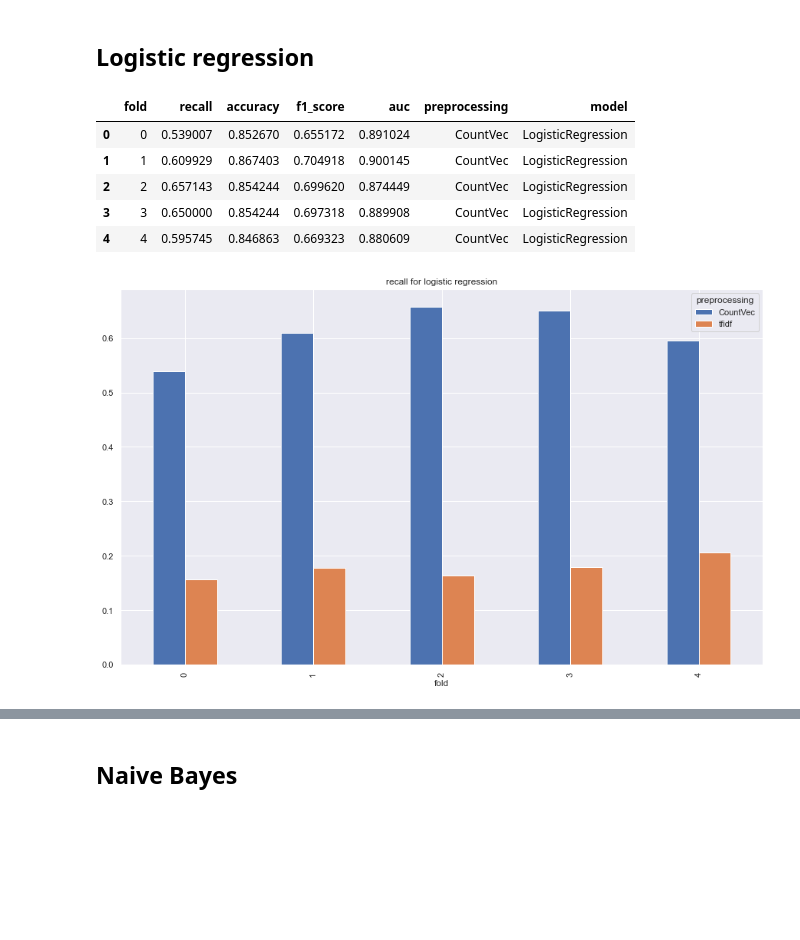
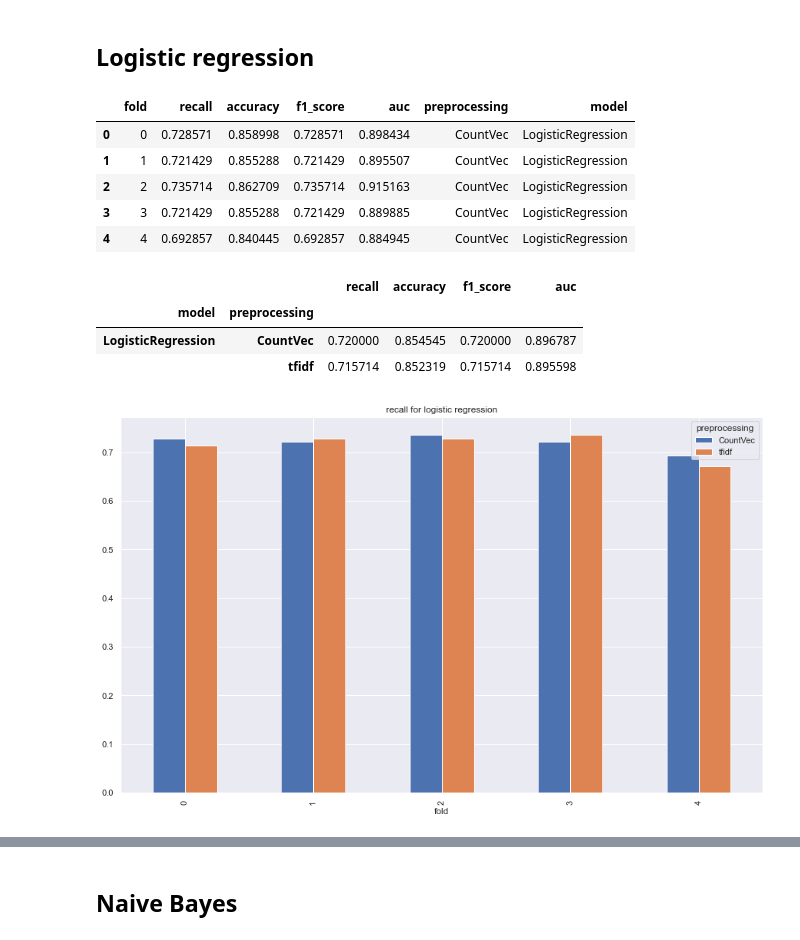
Before and after one commit to vserranoc/refactored-waddle, a Jupyter notebook: model/modelling.ipynb, the cells around one changed output, grey strips where cells are left out. Cells and saved outputs as stored; diff of their text form; code cells hidden in the pictures; blank space fills up the shorter version.

```diff
--- a/model/modelling.ipynb
+++ b/model/modelling.ipynb
@@ -169,7 +180,7 @@ df.iloc[0,0], df.iloc[0,-1]
 df["kfold"] = -1
 df = df.sample(frac=1).reset_index(drop=True)
 y = df.sentiment.values
-kf = model_selection.StratifiedKFold(n_splits=5)
+kf = model_selection.StratifiedKFold(n_splits=5, shuffle=True, random_state=23)
 
 
 for f, (t_, v_) in enumerate(kf.split(X=df, y=y)):
@@ -213,7 +224,11 @@ def model_in_folds(model_selected, model_name, preprocessing='CountVec'):
 
         # Scoring
         proba = model.predict_proba(xtest)[:,1]
-        preds = model.predict(xtest)
+        precision_, recall_, proba_ = metrics.precision_recall_curve(test_df.sentiment, proba)
+
+        optimal_proba_cutoff = sorted(list(zip(np.abs(precision_ - recall_), proba_)), key=lambda i: i[0], reverse=False)[0][1]
+        roc_predictions = [1 if i >= optimal_proba_cutoff else 0 for i in proba]
+        preds = proba >= optimal_proba_cutoff
 
         # Performance measure
         accuracy = metrics.accuracy_score(test_df.sentiment, preds)
@@ -244,7 +259,7 @@ def model_in_folds(model_selected, model_name, preprocessing='CountVec'):
 # %% [markdown]
 ## Logistic regression
 # %%
-lst_results = [
+lst_results_1 = [
     model_in_folds(
         linear_model.LogisticRegression(solver='lbfgs', max_iter=1000),
                 'LogisticRegression',
@@ -257,15 +272,23 @@ lst_results = [
     )
 ]
 # %%
-results_data = pd.concat(lst_results)
-results_data.head()
+results_data_1 = pd.concat(lst_results_1)
+results_data_1.head()
 # %% [output]
 |  | fold | recall | accuracy | f1_score | auc | preprocessing | model |
-| 0 | 0 | 0.539007 | 0.852670 | 0.655172 | 0.891024 | CountVec | LogisticRegression |
-| 1 | 1 | 0.609929 | 0.867403 | 0.704918 | 0.900145 | CountVec | LogisticRegression |
-| 2 | 2 | 0.657143 | 0.854244 | 0.699620 | 0.874449 | CountVec | LogisticRegression |
-| 3 | 3 | 0.650000 | 0.854244 | 0.697318 | 0.889908 | CountVec | LogisticRegression |
-| 4 | 4 | 0.595745 | 0.846863 | 0.669323 | 0.880609 | CountVec | LogisticRegression |
+| 0 | 0 | 0.728571 | 0.858998 | 0.728571 | 0.898434 | CountVec | LogisticRegression |
+| 1 | 1 | 0.721429 | 0.855288 | 0.721429 | 0.895507 | CountVec | LogisticRegression |
+| 2 | 2 | 0.735714 | 0.862709 | 0.735714 | 0.915163 | CountVec | LogisticRegression |
+| 3 | 3 | 0.721429 | 0.855288 | 0.721429 | 0.889885 | CountVec | LogisticRegression |
+| 4 | 4 | 0.692857 | 0.840445 | 0.692857 | 0.884945 | CountVec | LogisticRegression |
+# %%
+results_data_vf_1 = results_data_1.groupby(['model','preprocessing'])[['recall', 'accuracy', 'f1_score', 'auc']].mean()
+results_data_vf_1
+# %% [output]
+|  |  | recall | accuracy | f1_score | auc |
+| model | preprocessing |  |  |  |  |
+| LogisticRegression | CountVec | 0.720000 | 0.854545 | 0.720000 | 0.896787 |
+|  | tfidf | 0.715714 | 0.852319 | 0.715714 | 0.895598 |
 # %%
 def plot_results(results_data, variable, model):
     results_data.pivot_table(
@@ -274,7 +297,7 @@ def plot_results(results_data, variable, model):
         values=variable
     ).plot(kind='bar', title=f'{variable} for {model}')
 # %%
-plot_results(results_data, 'recall', 'logistic regression')
+plot_results(results_data_1, 'recall', 'logistic regression')
 # %% [output]
-[figure, old version]
+[figure, new version]
 # %%
```
Also changed, not shown: parts of 30 cells of this notebook.
